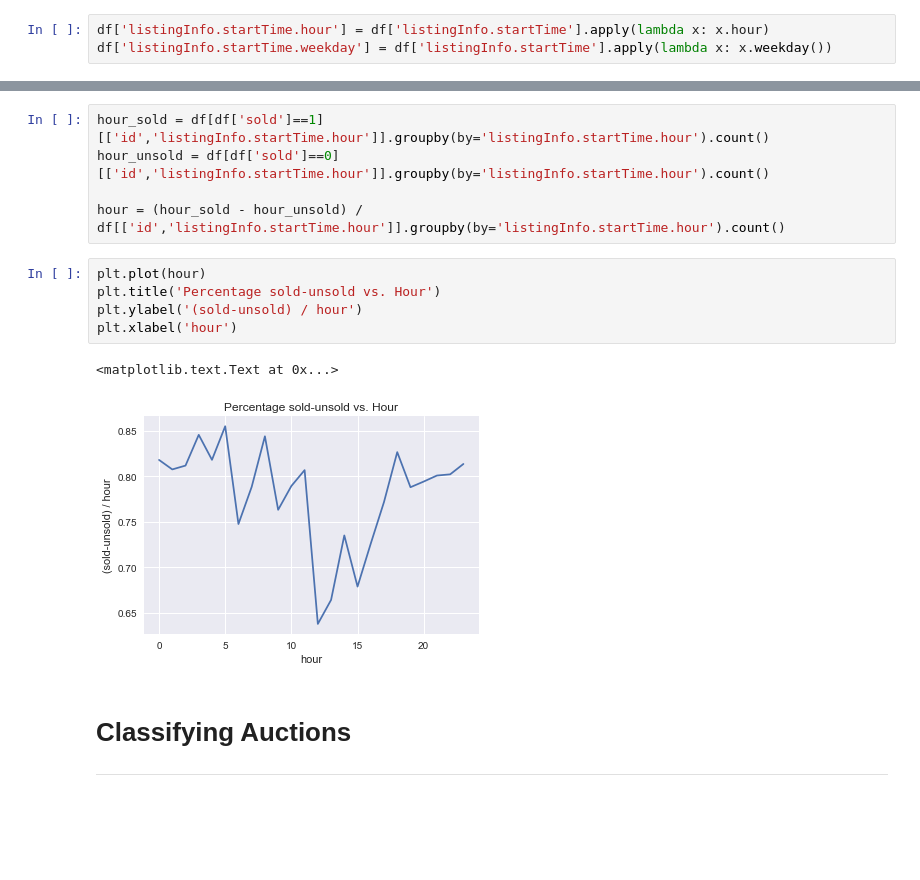
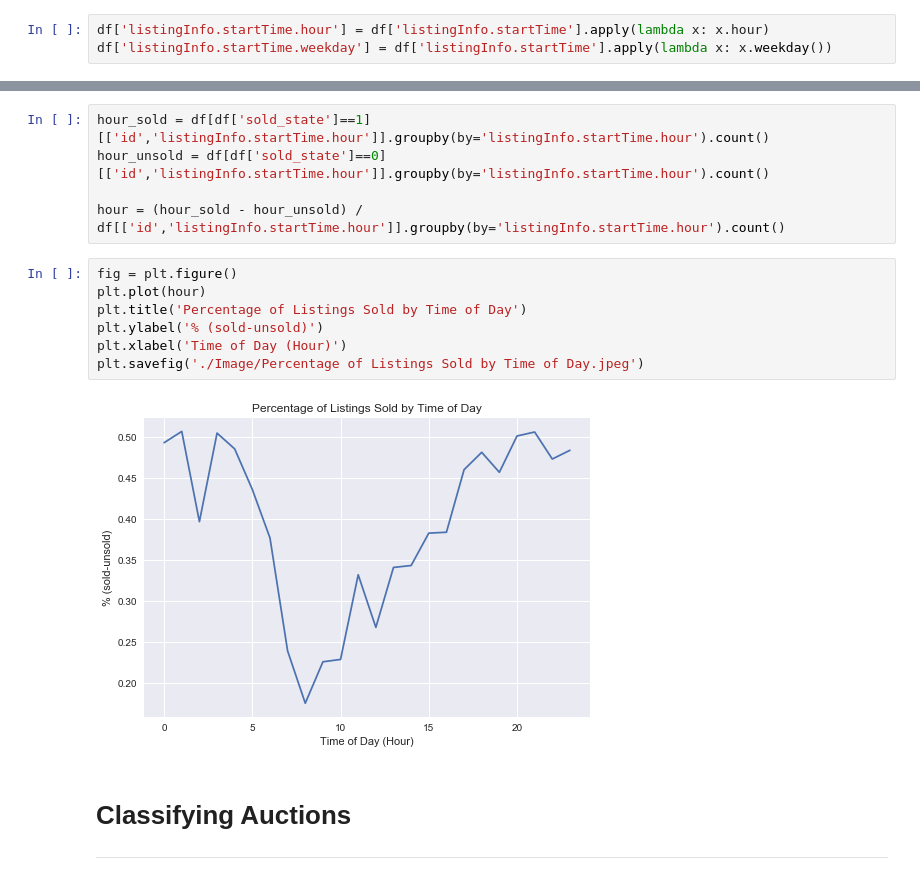
Before and after one commit to NathanZorndorf/ebay-price-predictor, a Jupyter notebook: data-analysis/ebay-exploration.ipynb, the cells around one changed output, grey strips where cells are left out. Drawn from its saved outputs; the diff is of its cells as text; blank space fills up the shorter version.

```diff
--- a/data-analysis/ebay-exploration.ipynb
+++ b/data-analysis/ebay-exploration.ipynb
@@ -407,16 +407,17 @@ sns.distplot(a=df[df['sold']==0]['listingInfo.startTime.hour'], kde=True)
 # %%
-hour_sold = df[df['sold']==1][['id','listingInfo.startTime.hour']].groupby(by='listingInfo.startTime.hour').count()
-hour_unsold = df[df['sold']==0][['id','listingInfo.startTime.hour']].groupby(by='listingInfo.startTime.hour').count()
+hour_sold = df[df['sold_state']==1][['id','listingInfo.startTime.hour']].groupby(by='listingInfo.startTime.hour').count()
+hour_unsold = df[df['sold_state']==0][['id','listingInfo.startTime.hour']].groupby(by='listingInfo.startTime.hour').count()
 
 hour = (hour_sold - hour_unsold) / df[['id','listingInfo.startTime.hour']].groupby(by='listingInfo.startTime.hour').count()
-# %%
-plt.plot(hour)
-plt.title('Percentage sold-unsold vs. Hour')
-plt.ylabel('(sold-unsold) / hour')
-plt.xlabel('hour')
-# %% [output]
-<matplotlib.text.Text at 0x...>
-[figure, removed]
+# %%
+fig = plt.figure()
+plt.plot(hour)
+plt.title('Percentage of Listings Sold by Time of Day')
+plt.ylabel('% (sold-unsold)')
+plt.xlabel('Time of Day (Hour)')
+plt.savefig('./Image/Percentage of Listings Sold by Time of Day.jpeg')
+# %% [output]
+[figure, added]
 # %% [markdown]
 # Classifying Auctions
 ---
```
Also changed, not shown: parts of 17 cells of this notebook, 3 other files.
